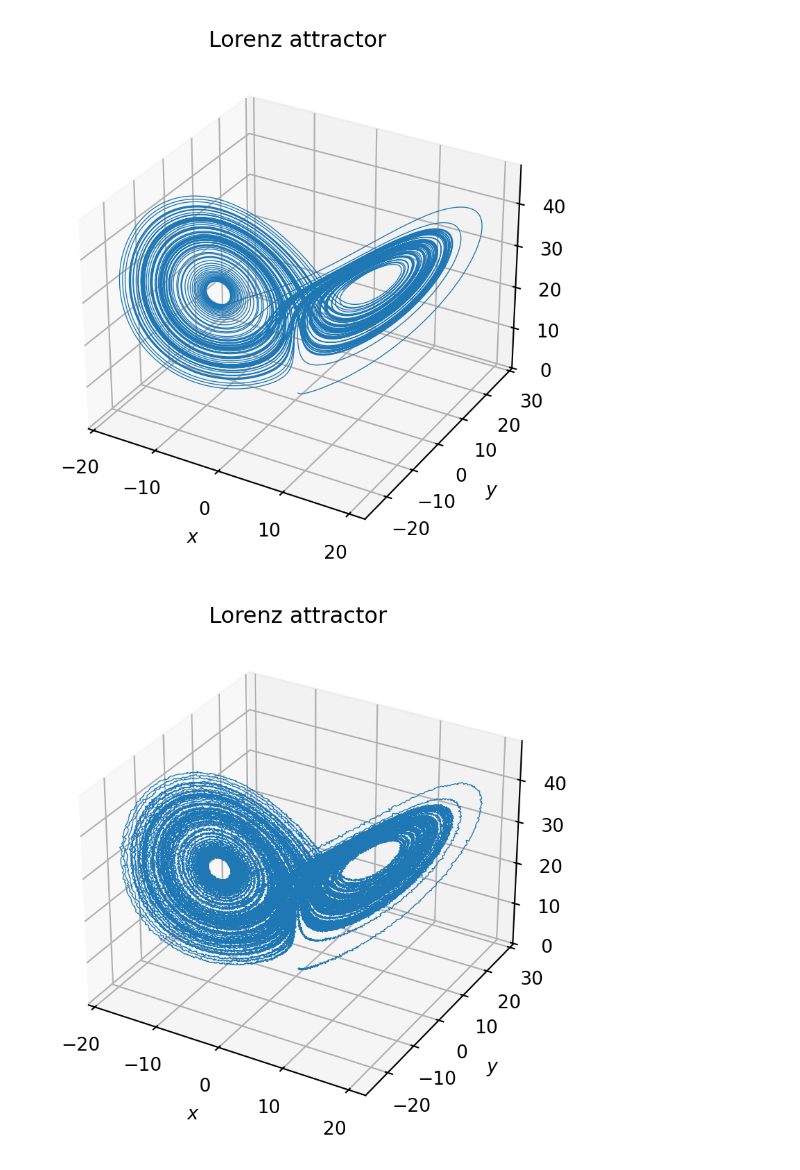
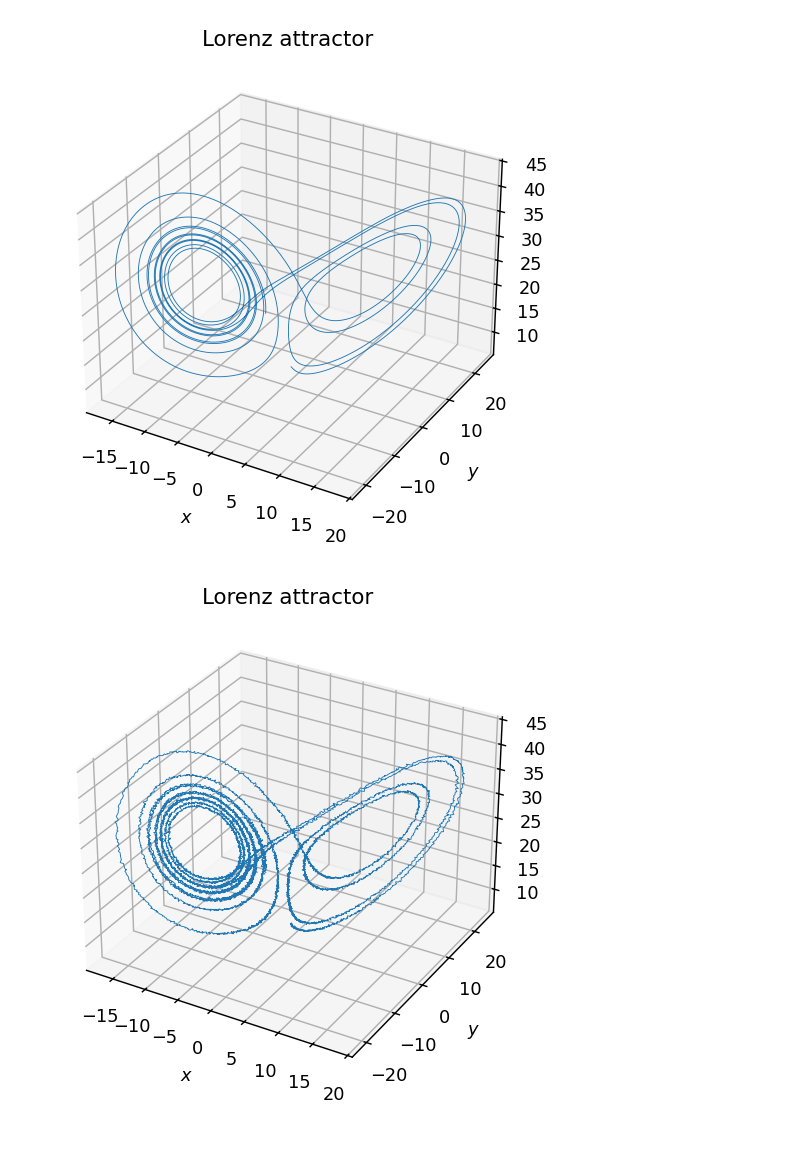
Before and after one commit to alexje76/SINDY-Noise-Investigation, a Jupyter notebook: test.ipynb, the cells around one changed output. Cells and saved outputs as stored; diff of their text form; code cells hidden in the pictures; blank space fills up the shorter version.

```diff
--- a/test.ipynb
+++ b/test.ipynb
@@ -82,45 +85,68 @@ def integrate_ode(dx_dt, x_0, t_arr, *, args=None, **options):
     x = solution.y
     return x
+# %%
+def denoise(
+    x_list, dt, *, filter_order=4, cutoff_freq=0.025, **options
+):
+    options["filter_order"] = filter_order
+    options["cutoff_freq"] = cutoff_freq
+
+    x_denoised_list = np.zeros_like(x_list)
+    x_dot_denoised_list = np.zeros_like(x_list)
+    for n in range(len(x_list)):
+        x = x_list[n, :]
+        x_denoised, x_dot_denoised = smoothfd.butterdiff(x, dt, **options)
+        x_denoised_list[n, :] = x_denoised
+        x_dot_denoised_list[n, :] = x_dot_denoised
+
+    return x_denoised_list, x_dot_denoised_list
 # %%
 class Trajectory:
-    def __init__(self, dx_dt, x_0, t_arr, noise_std=0.0):
-        self.dx_dt = dx_dt
+    def __init__(self, x_dot_fun, x_0, dt, num_steps, noise_std=0.0):
+        self.x_dot_fun = x_dot_fun
         self.x_0 = x_0
-        self.t_arr = t_arr
-        self.x = integrate_ode(self.dx_dt, self.x_0, self.t_arr)
+
+        self.dt = dt
+        self.num_steps = num_steps
+        self.t_end = self.dt * self.num_steps
+        self.t_arr = np.linspace(0, self.t_end, self.num_steps + 1)
+
+        self.x = integrate_ode(self.x_dot_fun, self.x_0, self.t_arr)
+        self.x_dot = self.x_dot_fun(None, self.x)
         self.shape = np.shape(self.x)
+
         if noise_std == 0:
             self.x_noisy = self.x
         else:
             self.x_noisy = self.x + generate_gaussian_noise(noise_std, self.shape)
+
+        self.x_denoised, self.x_dot_denoised = denoise(self.x_noisy, self.dt)
 # %%
 dt = 1e-3
-num_steps = 10 ** 5
-t_end = dt * num_steps
-t_arr = np.linspace(0, t_end, num_steps + 1)
+num_steps = 1 * 10 ** 4
 
-x_0 = np.array([0, 1, 1.05])
-traj = Trajectory(lorenz, x_0, t_arr, 0.1)
+x_0 = np.array([0, 2, 8])
+traj = Trajectory(lorenz, x_0, dt, num_steps, 0.1)
 # %%
-ax = plt.figure(dpi=192).add_subplot(projection="3d")
+ax = plt.figure(dpi=128).add_subplot(projection="3d")
 
 ax.plot(*traj.x, lw=0.5)
 ax.set_xlabel("$x$")
 ax.set_ylabel("$y$")
 ax.set_zlabel("$z$")
 ax.set_title("Lorenz attractor")
 
 plt.show()
 
-ax = plt.figure(dpi=192).add_subplot(projection="3d")
+ax = plt.figure(dpi=128).add_subplot(projection="3d")
 
 ax.plot(*traj.x_noisy, lw=0.5)
 ax.set_xlabel("$x$")
 ax.set_ylabel("$y$")
 ax.set_zlabel("$z$")
 ax.set_title("Lorenz attractor")
 
 plt.show()
 # %% [output]
-[figure, old version]
+[figure, new version]
-[figure, old version]
+[figure, new version]
```
Also changed, not shown: parts of 4 cells of this notebook.
